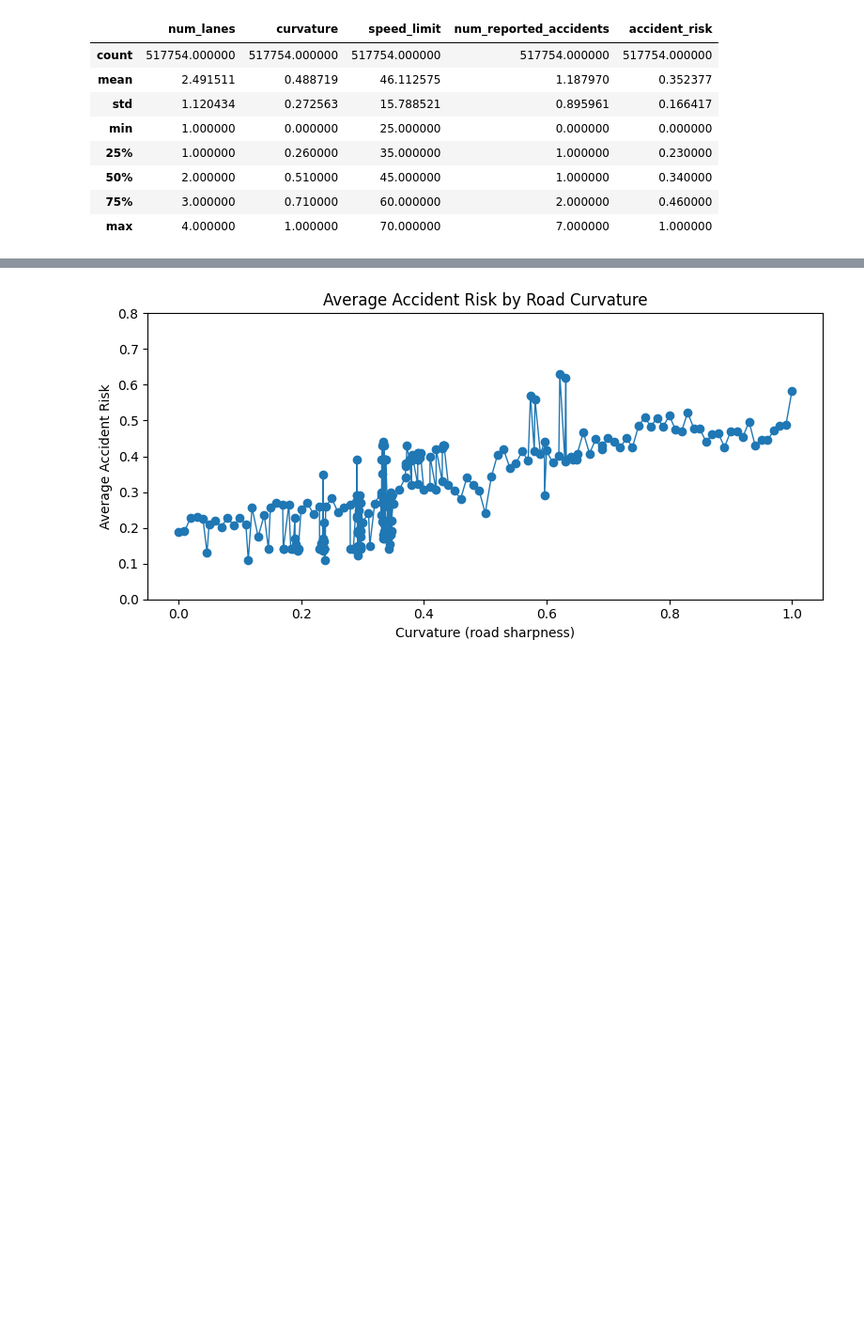
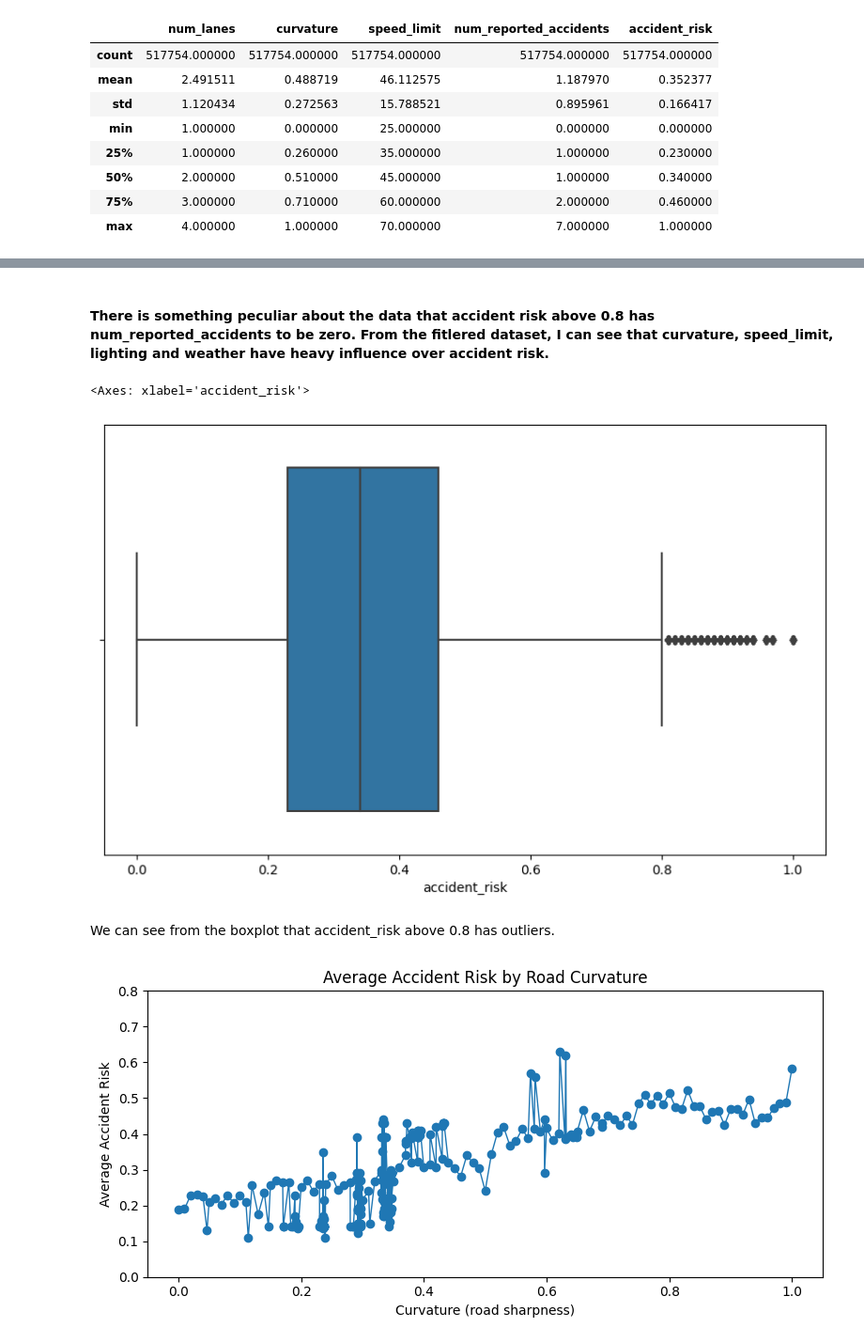
Before and after one commit to sjain600/Kaggle-Playground-Series-Season-5-Episode-10, a Jupyter notebook: eda-and-data-visualization.ipynb, the cells around one changed output, grey strips where cells are left out. Shown at 94% size. Saved outputs shown, nothing was run; the diff lists cells and outputs as text; code cells hidden in the pictures; blank space fills up the shorter version.

Commit message:
Kaggle Notebook | EDA and Data Visualization | Version 2

```diff
--- a/eda-and-data-visualization.ipynb
+++ b/eda-and-data-visualization.ipynb
@@ -95,3 +129,13 @@ train.describe()
+# %% [markdown]
+#### There is something peculiar about the data that accident risk above 0.8 has num_reported_accidents to be zero. From the fitlered dataset, I can see that curvature, speed_limit, lighting and weather have heavy influence over accident risk.
+# %%
+plt.figure(figsize=(10, 6))
+sns.boxplot(x=train['accident_risk'])
+# %% [output]
+<Axes: xlabel='accident_risk'>
+[figure, added]
+# %% [markdown]
+We can see from the boxplot that accident_risk above 0.8 has outliers.
 # %%
 curv_target = train.groupby('curvature')['accident_risk'].mean().sort_index()
 
```
Also changed, not shown: parts of 2 cells of this notebook.
